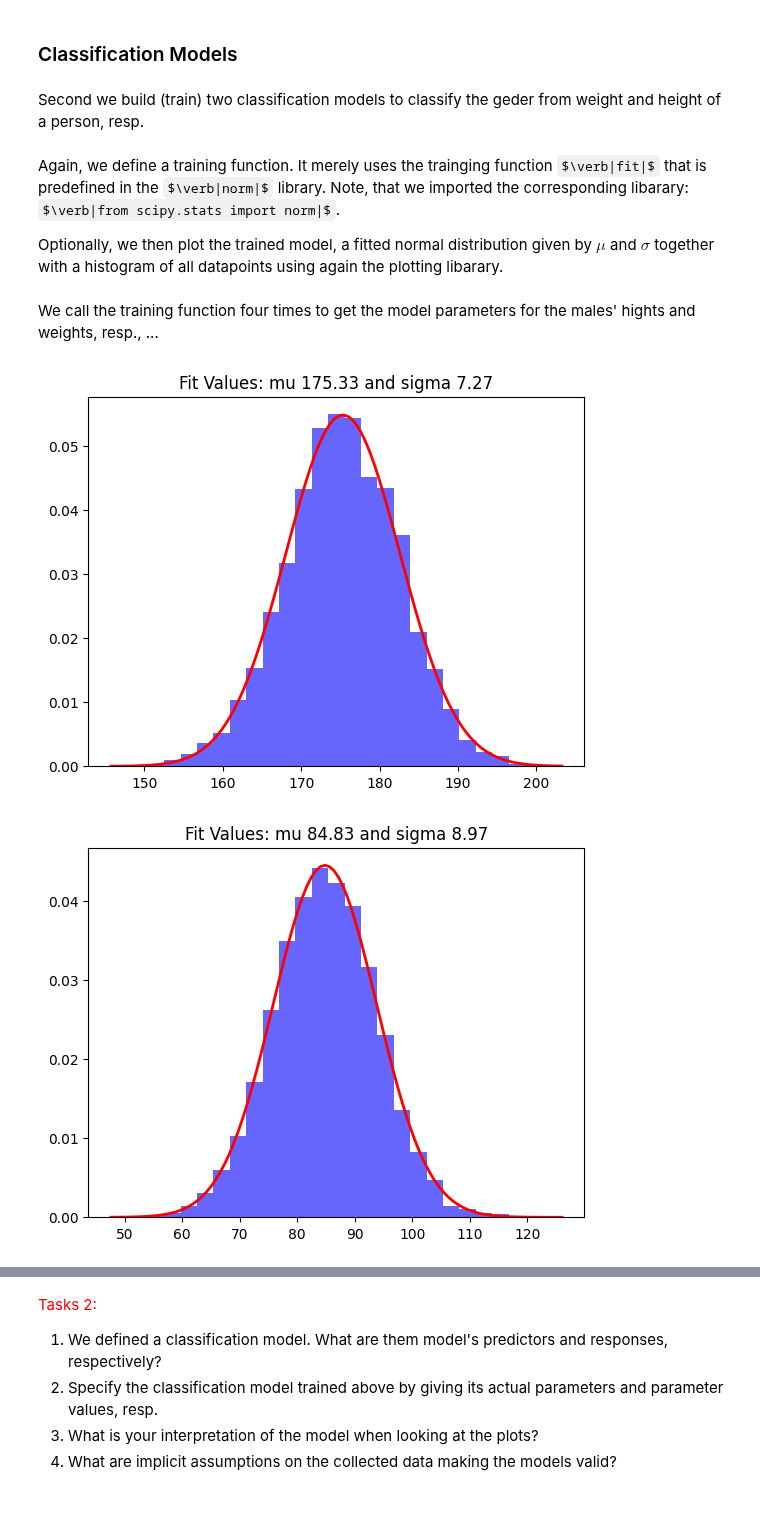
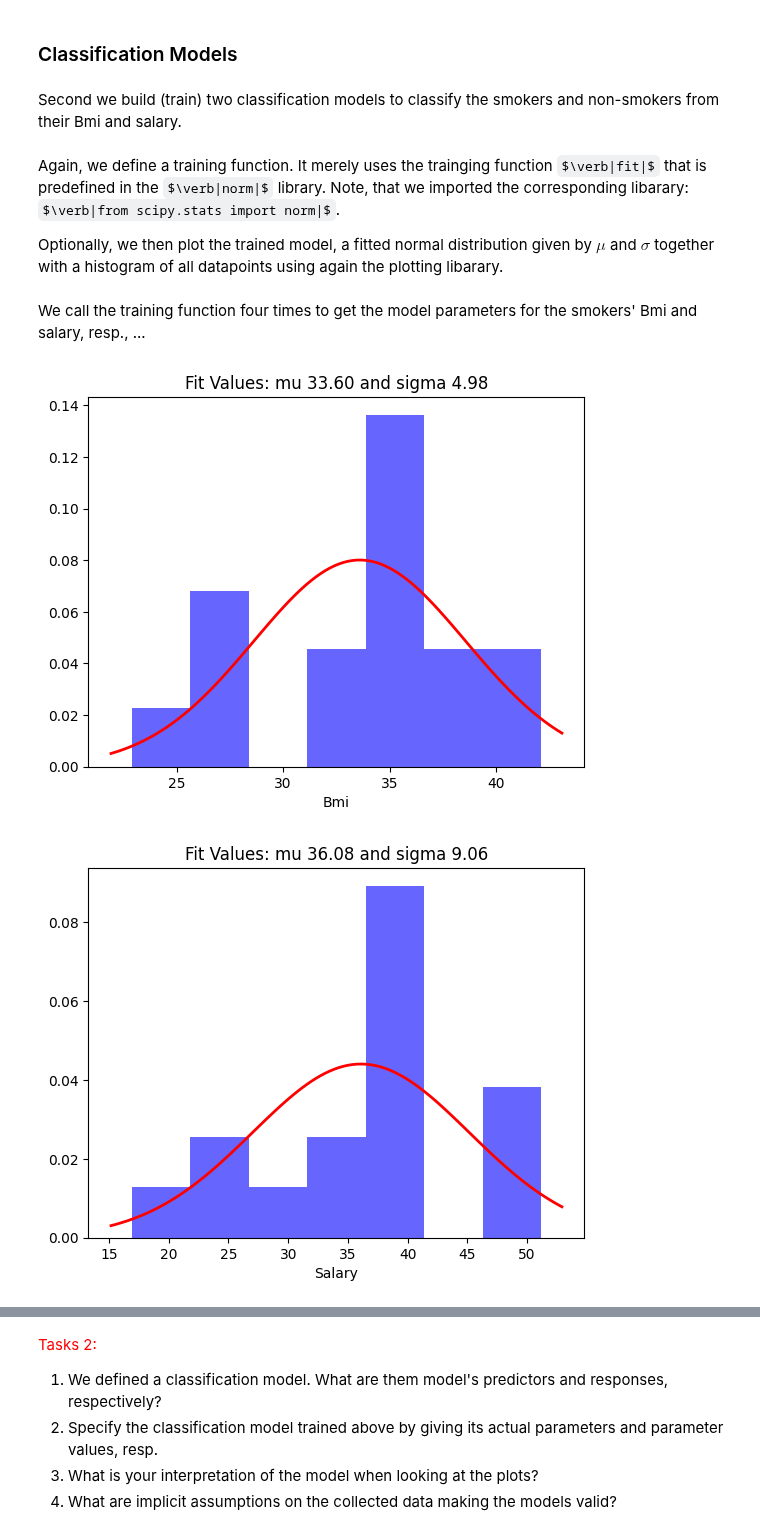
Before and after one commit to WelfLowe/ML4non-programmers, a Jupyter notebook: AI_Technology_Introduction_II.ipynb, the cells around one changed output, grey strips where cells are left out. Saved outputs shown, nothing was run; the diff lists cells and outputs as text; code cells hidden in the pictures; some formulas as TeX source; blank space fills up the shorter version.

Commit message:
Adapted the classification models to new data

```diff
--- a/AI_Technology_Introduction_II.ipynb
+++ b/AI_Technology_Introduction_II.ipynb
@@ -162,32 +162,33 @@ plot_lines(X, [a_s, a_n], [b_s,b_n], ['b', 'r'], ['Bmi','Salary/1000'])
 # %% [markdown]
 ### Classification Models
 # %% [markdown]
-Second we build (train) two classification models to classify the geder from weight and height of a person, resp.
+Second we build (train) two classification models to classify the smokers and non-smokers from their Bmi and salary.
 # %% [markdown]
 Again, we define a training function. It merely uses the trainging function $\verb|fit|$ that is predefined in the $\verb|norm|$ library. Note, that we imported the corresponding libarary: $\verb|from scipy.stats import norm|$.
 
 Optionally, we then plot the trained model, a fitted normal distribution given by $\mu$ and $\sigma$ together with a histogram of all datapoints using again the plotting libarary.
 # %%
-def fit_normal(X, verbose):
+def fit_normal(X, verbose, label):
     mu, std = norm.fit(X)
     if verbose:
         # Plot the histogram.
-        plt.hist(X, bins=25, density=True, alpha=0.6, color='b')
+        plt.hist(X, bins=7, density=True, alpha=0.6, color='b')
         # Plot the PDF.
         xmin, xmax = plt.xlim()
         x = np.linspace(xmin, xmax, 100)
         p = norm.pdf(x, mu, std)
         plt.plot(x, p, linewidth=2, color='red')
         title = "Fit Values: mu {:.2f} and sigma {:.2f}".format(mu, std)
+        plt.xlabel(label)
         plt.title(title)
         plt.show()
     return mu, std
 # %% [markdown]
-We call the training function four times to get the model parameters for the males' hights and weights, resp., ...
+We call the training function four times to get the model parameters for the smokers' Bmi and salary, resp., ...
-# %%
-mu_H_m, sigma_H_m = fit_normal(H_m, True)
-mu_W_m, sigma_W_m = fit_normal(W_m, True)
-# %% [output]
-[figure, removed]
-[figure, removed]
+# %%
+mu_Bmi_s, sigma_Bmi_s = fit_normal(Bmi_s, True, 'Bmi')
+mu_Salary_s, sigma_Salary_s = fit_normal(Salary_s, True, 'Salary')
+# %% [output]
+[figure, added]
+[figure, added]
 # %% [markdown]
```
Also changed, not shown: parts of 12 cells of this notebook.
